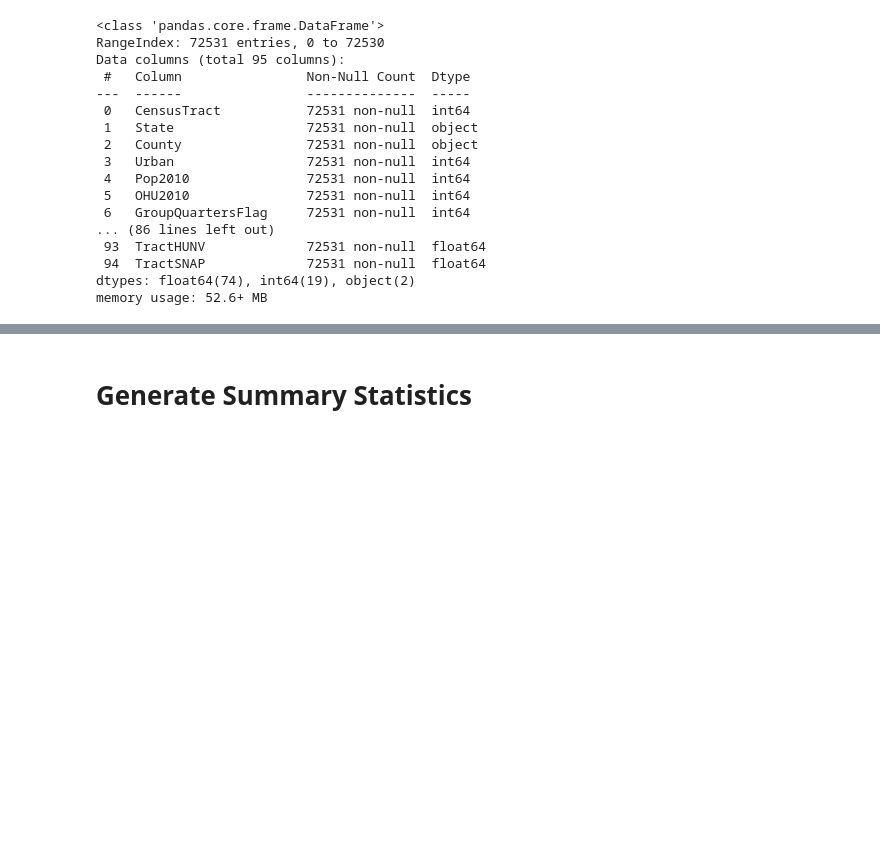
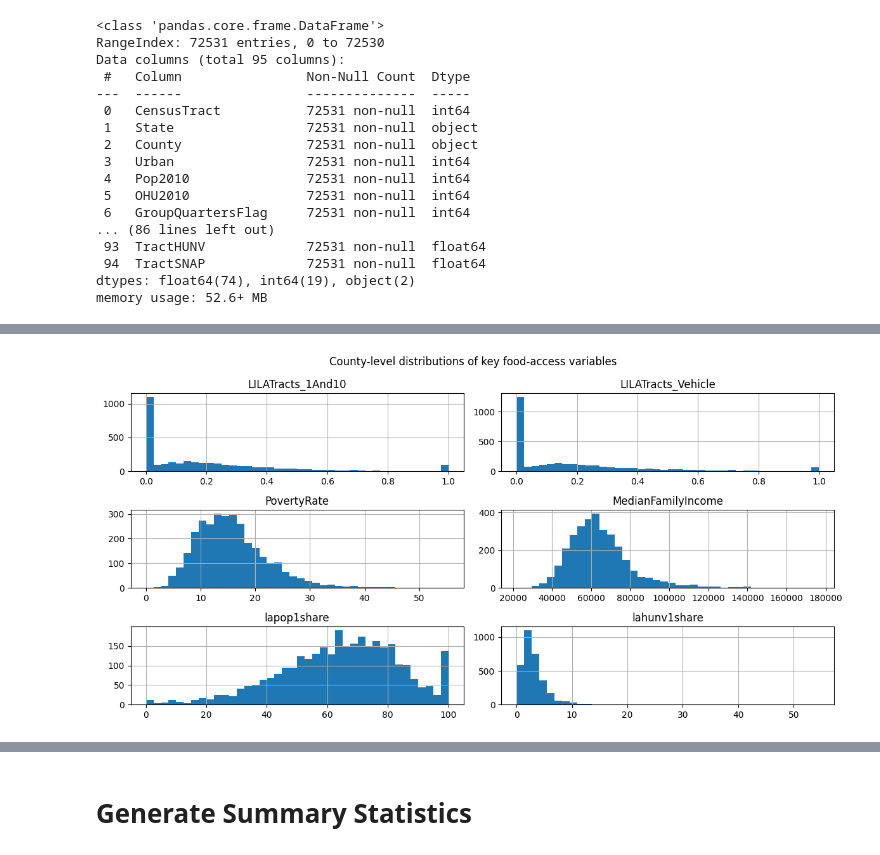
Before and after one commit to ngwalker93/ads599-capstone-hypertension-risk-atlas, a Jupyter notebook: code/validation/03_eda_FoodAccess.ipynb, the cells around one changed output, grey strips where cells are left out. Cells and saved outputs as stored; diff of their text form; code cells hidden in the pictures; blank space fills up the shorter version.

```diff
--- a/code/validation/03_eda_FoodAccess.ipynb
+++ b/code/validation/03_eda_FoodAccess.ipynb
@@ -506,0 +506,7 @@ display(unique_summary.sort_values("unique_count"))
+# %%
+#df_clean['CensusTract'] = df_clean['CensusTract'].astype(str).str.zfill(11)
+
+df_clean['CountyFIPS'] = df_clean['CensusTract'].str[:5]
+
+print("Tract code lengths:", df_clean['CensusTract'].str.len().unique())
+print("Unique counties:", df_clean['CountyFIPS'].nunique())               # ~3,142
@@ -506,0 +656,5 @@ display(unique_summary.sort_values("unique_count"))
+# %%
+key_vars = ['LILATracts_1And10', 'LILATracts_Vehicle', 'PovertyRate',
+            'MedianFamilyIncome', 'lapop1share', 'lahunv1share']
+
+county[key_vars].describe().round(3)
@@ -506,0 +671,8 @@ display(unique_summary.sort_values("unique_count"))
+# %%
+# distributions
+county[key_vars].hist(figsize=(12, 6), bins=40)
+plt.suptitle("County-level distributions of key food-access variables")
+plt.tight_layout()
+plt.show()
+# %% [output]
+[figure, added]
```
Also changed, not shown: parts of 25 cells of this notebook.
